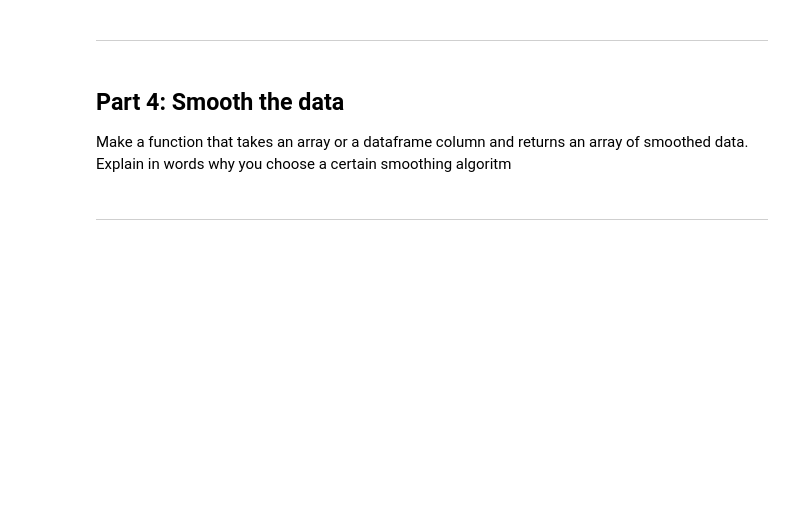
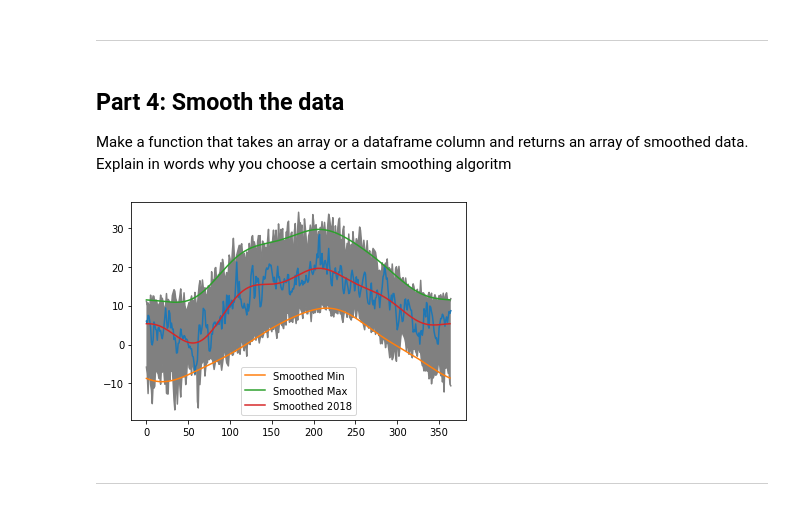
Before and after one commit to callmesukhi/BFVM19PROG1, a Jupyter notebook: assessments/Assignment_week_04.ipynb, the cells around one changed output. Drawn from its saved outputs; the diff is of its cells as text; code cells hidden in the pictures; blank space fills up the shorter version.

```diff
--- a/assessments/Assignment_week_04.ipynb
+++ b/assessments/Assignment_week_04.ipynb
@@ -197,6 +200,3 @@ Next we need for the non 2018 data the minimum values for each day and the maxim
 # %%
 df_before_2018 = df[df.DATE.dt.year != 2018].set_index('DATE')
 df_2018 = df[df.DATE.dt.year == 2018].reset_index(drop = True).set_index('DATE')
-# %%
-df_before_2018_Tmin =  df_before_2018.groupby([df_before_2018.index.month, df_before_2018.index.day]).Tmin.min()
-df_before_2018_Tmin
@@ -217,3 +202,0 @@ Name: Tmin, Length: 365, dtype: float64
-# %%
-df_before_2018_Tmax =  df_before_2018.groupby([df_before_2018.index.month, df_before_2018.index.day]).Tmax.max()
-df_before_2018_Tmax
@@ -295,3 +268,33 @@ Make a function that takes an array or a dataframe column and returns an array o
+# %%
+import matplotlib.pyplot as plt
+
+x1 = np.arange(365)
+x2 = np.arange(364)
+rft_min = np.fft.rfft(df_before_2018_Tmin)
+rft_max = np.fft.rfft(df_before_2018_Tmax)
+rft_mean = np.fft.rfft(df_2018.Tmean)
+rft_min[5:] = 0
+rft_max[5:] = 0
+rft_mean[5:] = 0
+y_smooth_min = np.fft.irfft(rft_min)
+y_smooth_max = np.fft.irfft(rft_max)
+y_smooth_mean = np.fft.irfft(rft_mean)
+
+plt.plot(x1, df_before_2018_Tmin, color='gray')
+plt.plot(x1, df_before_2018_Tmax, color='gray')
+plt.plot(x1, df_2018.Tmean)
+plt.plot(x2, y_smooth_min, label='Smoothed Min')
+plt.plot(x2, y_smooth_max, label='Smoothed Max')
+plt.plot(x2, y_smooth_mean, label='Smoothed 2018')
+
+
+plt.fill_between(x1, df_before_2018_Tmin, df_before_2018_Tmax,
+                 facecolor="gray") # The fill color
+
+plt.legend(loc=0)
+plt.show()
+# %% [output]
+[figure, added]
 # %% [markdown]
 ---
 # %% [markdown]
```
Also changed, not shown: parts of 7 cells of this notebook.
